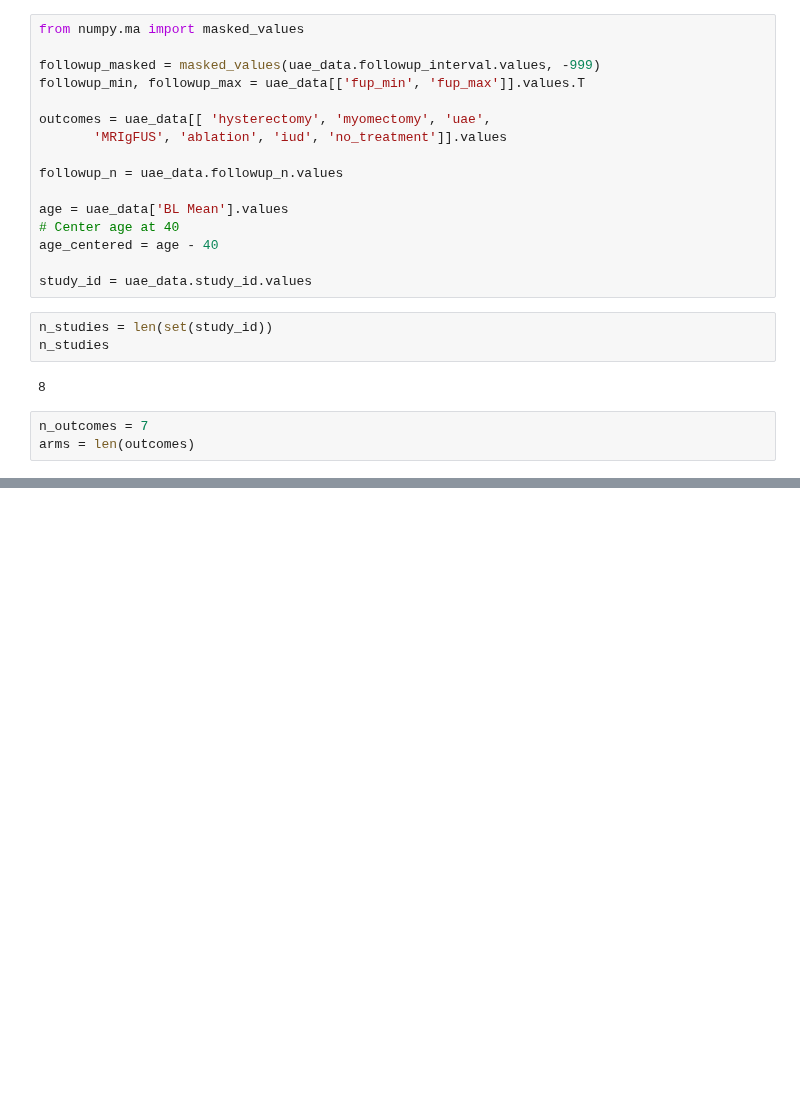
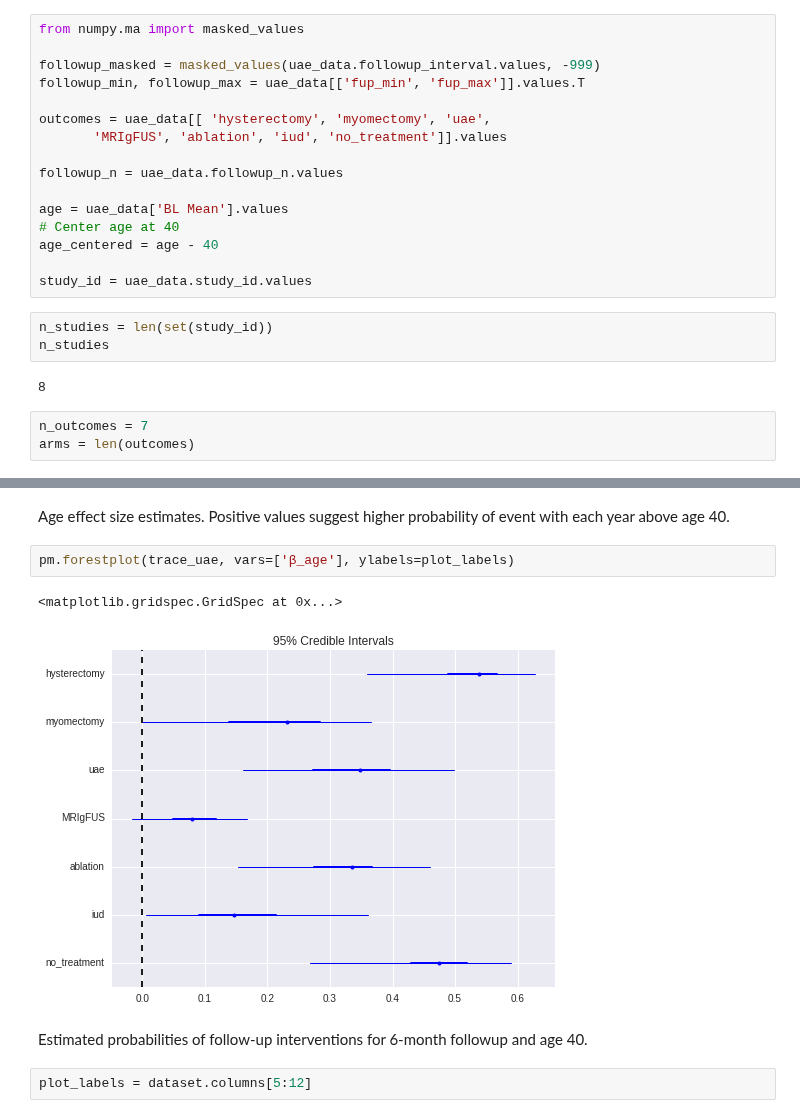
Before and after one commit to VanderbiltPopHealthSci/uterine_fibroids_MA, a Jupyter notebook: UF Interventions Meta-analysis.ipynb, the cells around one changed output, grey strips where cells are left out. Saved outputs shown, nothing was run; the diff lists cells and outputs as text; blank space fills up the shorter version.

```diff
--- a/UF Interventions Meta-analysis.ipynb
+++ b/UF Interventions Meta-analysis.ipynb
@@ -401,0 +412,11 @@ trace_uae['p_6']
+# %% [markdown]
+Age effect size estimates. Positive values suggest higher probability of event with each year above age 40.
+# %%
+pm.forestplot(trace_uae, vars=['β_age'], ylabels=plot_labels)
+# %% [output]
+<matplotlib.gridspec.GridSpec at 0x...>
+[figure, added]
+# %% [markdown]
+Estimated probabilities of follow-up interventions for 6-month followup and age 40.
+# %%
+plot_labels = dataset.columns[5:12]
```
Also changed, not shown: parts of 15 cells of this notebook.
